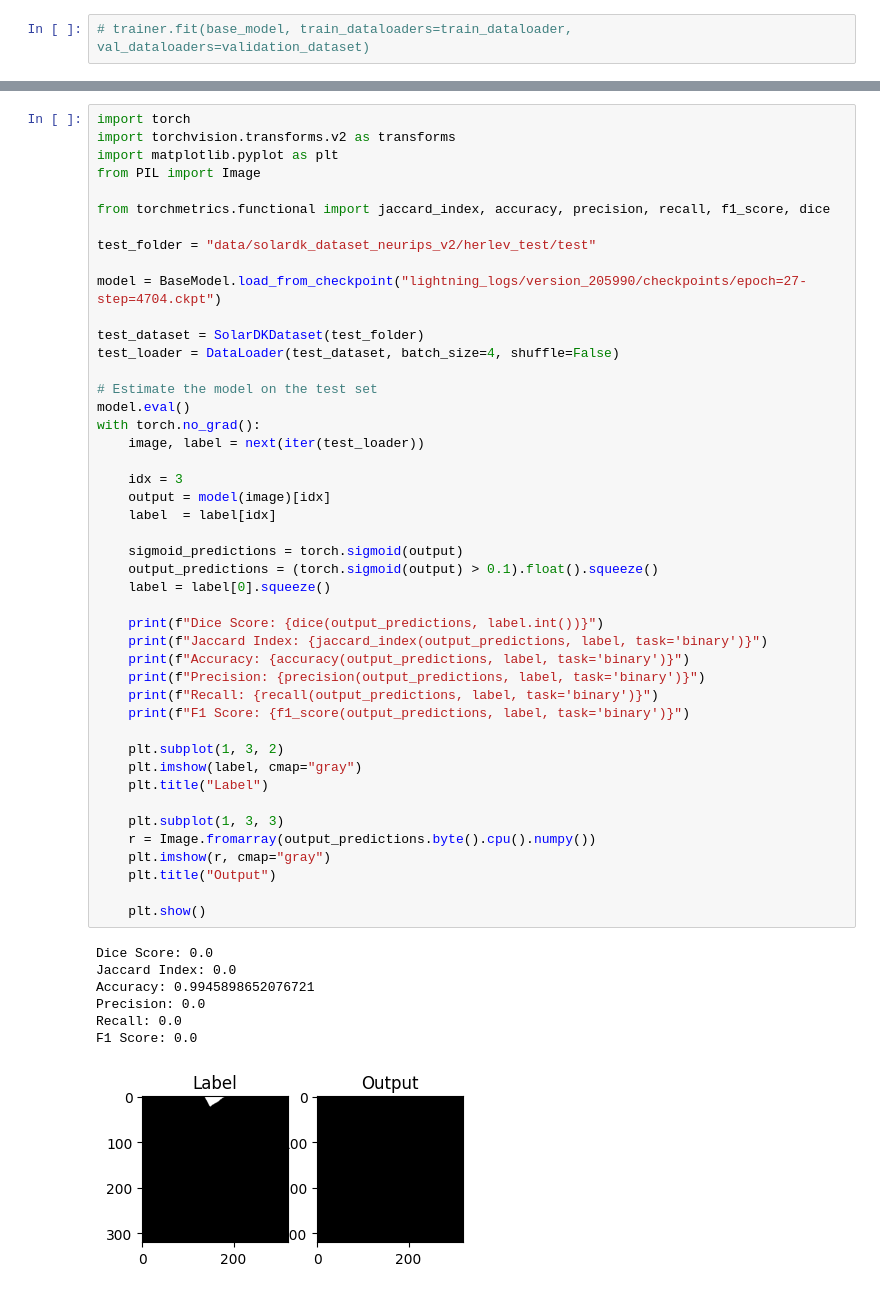
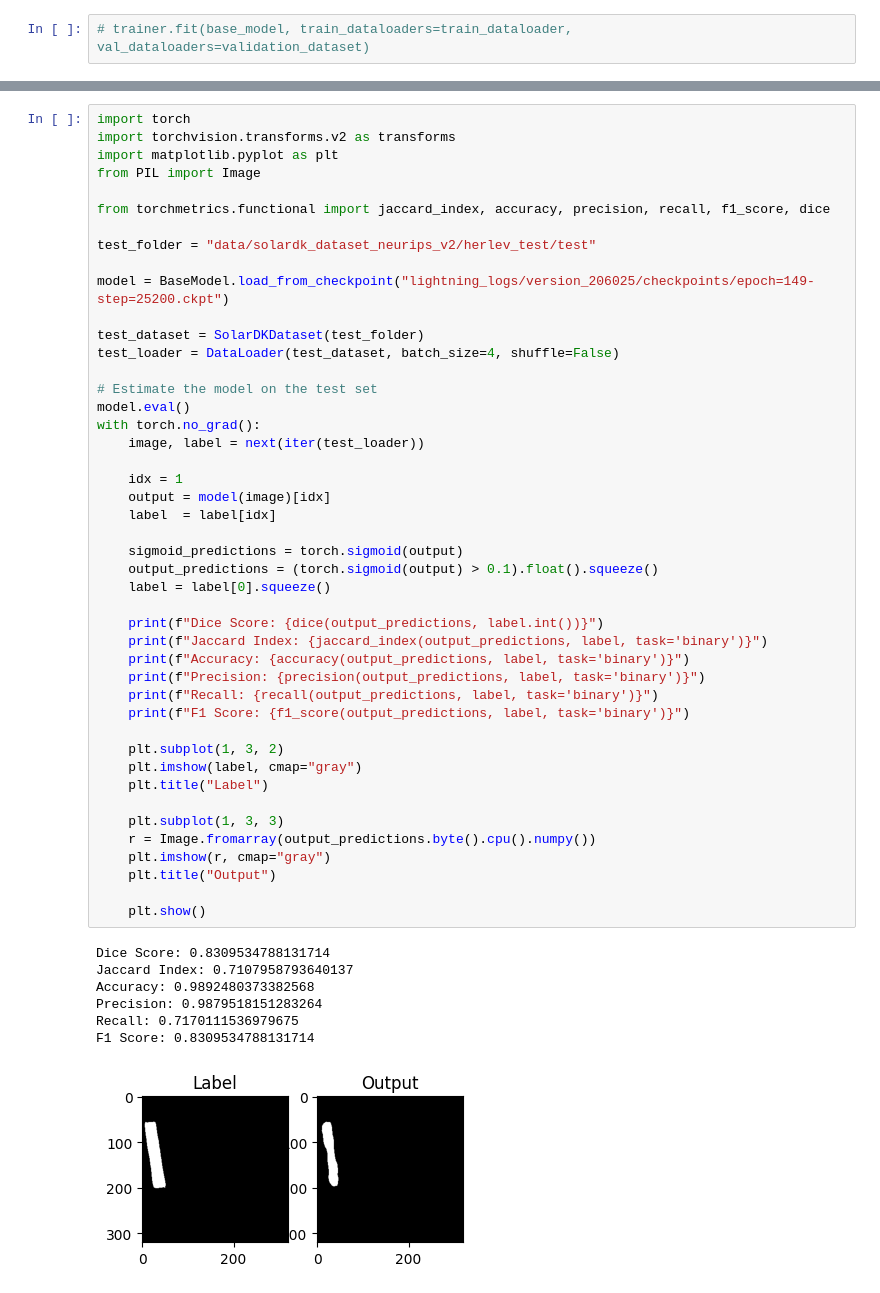
Before and after one commit to Tiburso/EnerVision, a Jupyter notebook: dataloaders.ipynb, the cells around one changed output, grey strips where cells are left out. Saved outputs shown, nothing was run; the diff lists cells and outputs as text.

```diff
--- a/dataloaders.ipynb
+++ b/dataloaders.ipynb
@@ -141,7 +116,7 @@ from torchmetrics.functional import jaccard_index, accuracy, precision, recall,
 
 test_folder = "data/solardk_dataset_neurips_v2/herlev_test/test"
 
-model = BaseModel.load_from_checkpoint("lightning_logs/version_205990/checkpoints/epoch=27-step=4704.ckpt")
+model = BaseModel.load_from_checkpoint("lightning_logs/version_206025/checkpoints/epoch=149-step=25200.ckpt")
 
 test_dataset = SolarDKDataset(test_folder)
 test_loader = DataLoader(test_dataset, batch_size=4, shuffle=False)
@@ -149,38 +124,38 @@ test_loader = DataLoader(test_dataset, batch_size=4, shuffle=False)
 # Estimate the model on the test set
 model.eval()
 with torch.no_grad():
     image, label = next(iter(test_loader))
 
-    idx = 3
+    idx = 1
     output = model(image)[idx]
     label  = label[idx]
 
     sigmoid_predictions = torch.sigmoid(output)
     output_predictions = (torch.sigmoid(output) > 0.1).float().squeeze()
     label = label[0].squeeze()
 
     print(f"Dice Score: {dice(output_predictions, label.int())}")
     print(f"Jaccard Index: {jaccard_index(output_predictions, label, task='binary')}")
     print(f"Accuracy: {accuracy(output_predictions, label, task='binary')}")
     print(f"Precision: {precision(output_predictions, label, task='binary')}")
     print(f"Recall: {recall(output_predictions, label, task='binary')}")
     print(f"F1 Score: {f1_score(output_predictions, label, task='binary')}")
 
     plt.subplot(1, 3, 2)
     plt.imshow(label, cmap="gray")
     plt.title("Label")
 
     plt.subplot(1, 3, 3)
     r = Image.fromarray(output_predictions.byte().cpu().numpy())
     plt.imshow(r, cmap="gray")
     plt.title("Output")
 
     plt.show()
 # %% [output]
-Dice Score: 0.0
-Jaccard Index: 0.0
-Accuracy: 0.9945898652076721
-Precision: 0.0
-Recall: 0.0
-F1 Score: 0.0
+Dice Score: 0.8309534788131714
+Jaccard Index: 0.7107958793640137
+Accuracy: 0.9892480373382568
+Precision: 0.9879518151283264
+Recall: 0.7170111536979675
+F1 Score: 0.8309534788131714
-[figure, old version]
+[figure, new version]
```
Also changed, not shown: parts of 3 cells of this notebook, 4 other files.
